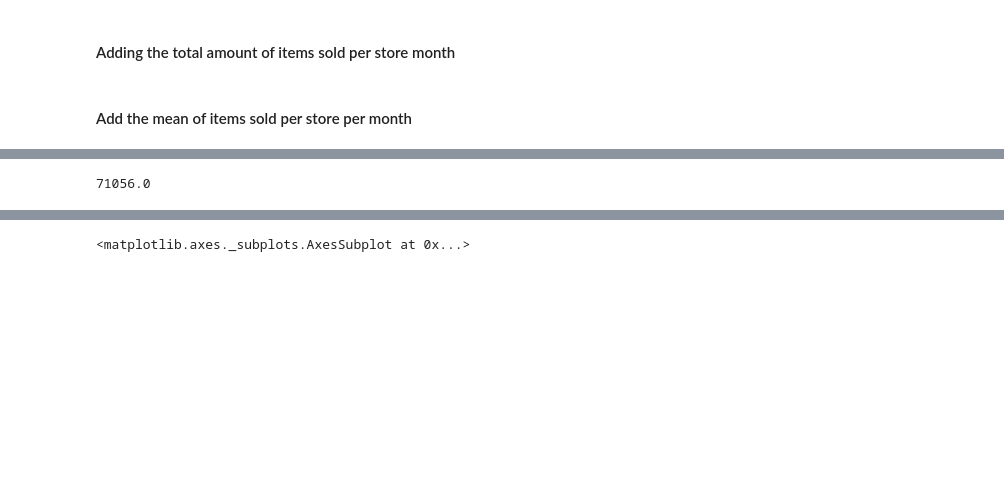
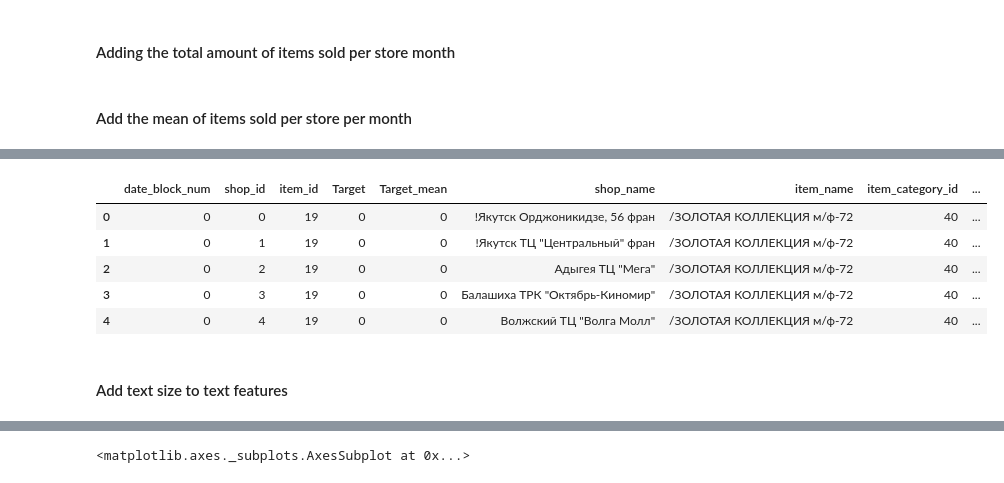
Before and after one commit to waficf/Kaggle_Competitions, a Jupyter notebook: Grocery.ipynb, the cells around one changed output, grey strips where cells are left out. Cells and saved outputs as stored; diff of their text form; code cells hidden in the pictures; blank space fills up the shorter version.

Commit message:
Text_Features

```diff
--- a/Grocery.ipynb
+++ b/Grocery.ipynb
@@ -100 +110,18 @@ all_data.reset_index(drop=True, inplace=True)
+# %%
+all_data = all_data.merge(shops, on='shop_id')
+# %%
+all_data = all_data.merge(items, on='item_id')
+# %%
+all_data = all_data.merge(items_cats, on='item_category_id')
+# %%
+all_data.head()
+# %% [output]
+|  | date_block_num | shop_id | item_id | Target | Target_mean | shop_name | item_name | item_category_id | ... |
+| 0 | 0 | 0 | 19 | 0 | 0 | !Якутск Орджоникидзе, 56 фран | /ЗОЛОТАЯ КОЛЛЕКЦИЯ м/ф-72 | 40 | ... |
+| 1 | 0 | 1 | 19 | 0 | 0 | !Якутск ТЦ "Центральный" фран | /ЗОЛОТАЯ КОЛЛЕКЦИЯ м/ф-72 | 40 | ... |
+| 2 | 0 | 2 | 19 | 0 | 0 | Адыгея ТЦ "Мега" | /ЗОЛОТАЯ КОЛЛЕКЦИЯ м/ф-72 | 40 | ... |
+| 3 | 0 | 3 | 19 | 0 | 0 | Балашиха ТРК "Октябрь-Киномир" | /ЗОЛОТАЯ КОЛЛЕКЦИЯ м/ф-72 | 40 | ... |
+| 4 | 0 | 4 | 19 | 0 | 0 | Волжский ТЦ "Волга Молл" | /ЗОЛОТАЯ КОЛЛЕКЦИЯ м/ф-72 | 40 | ... |
+# %% [markdown]
+#### Add text size to text features
 # %%
@@ -107,4 +128,0 @@ y = pd.merge(tests, x, how='left', on=['shop_id','item_id']).fillna(0.)
-# %%
-x.target_prev.sum()
-# %% [output]
-71056.0
```
Also changed, not shown: parts of 25 cells of this notebook.
